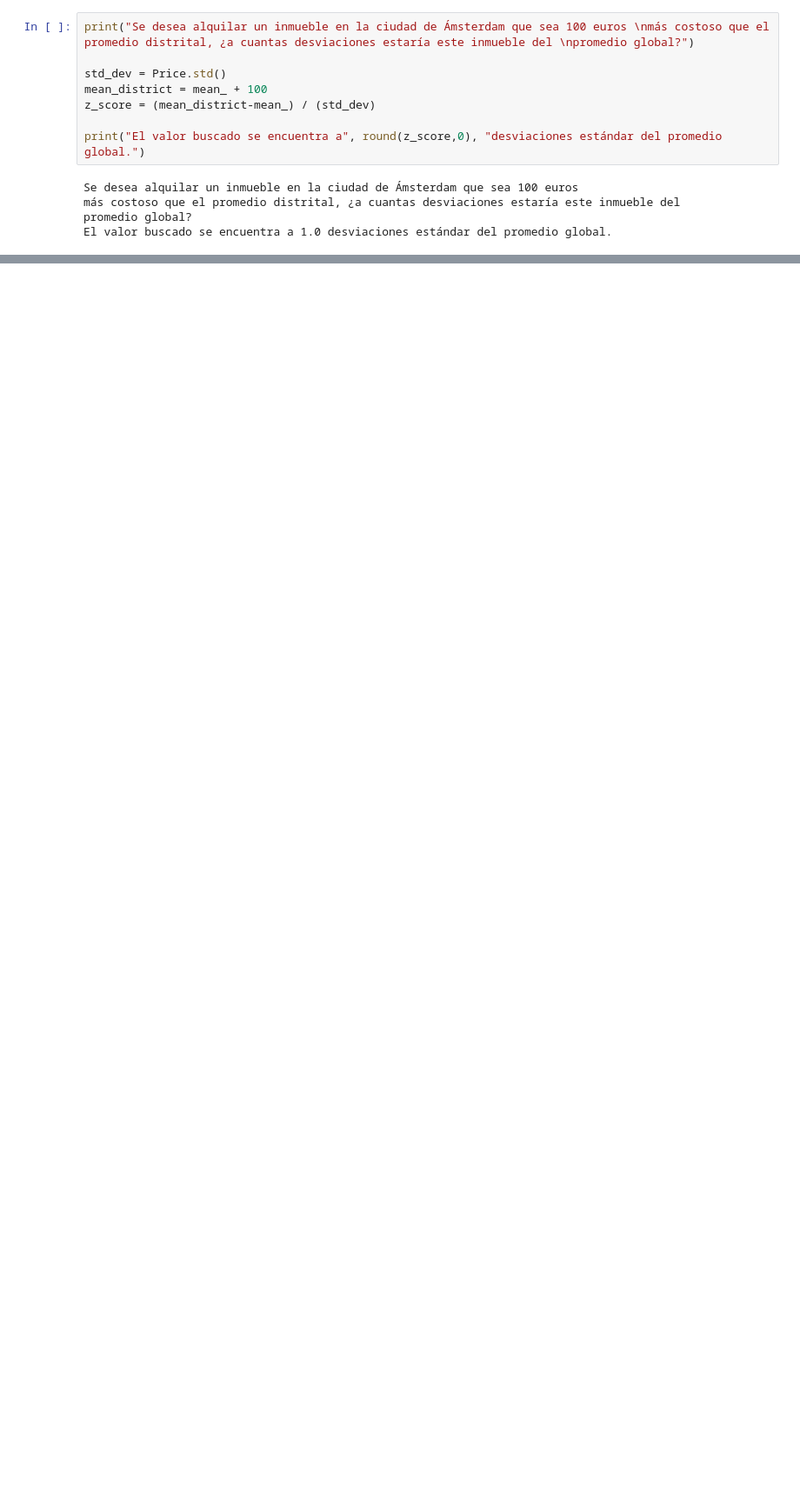
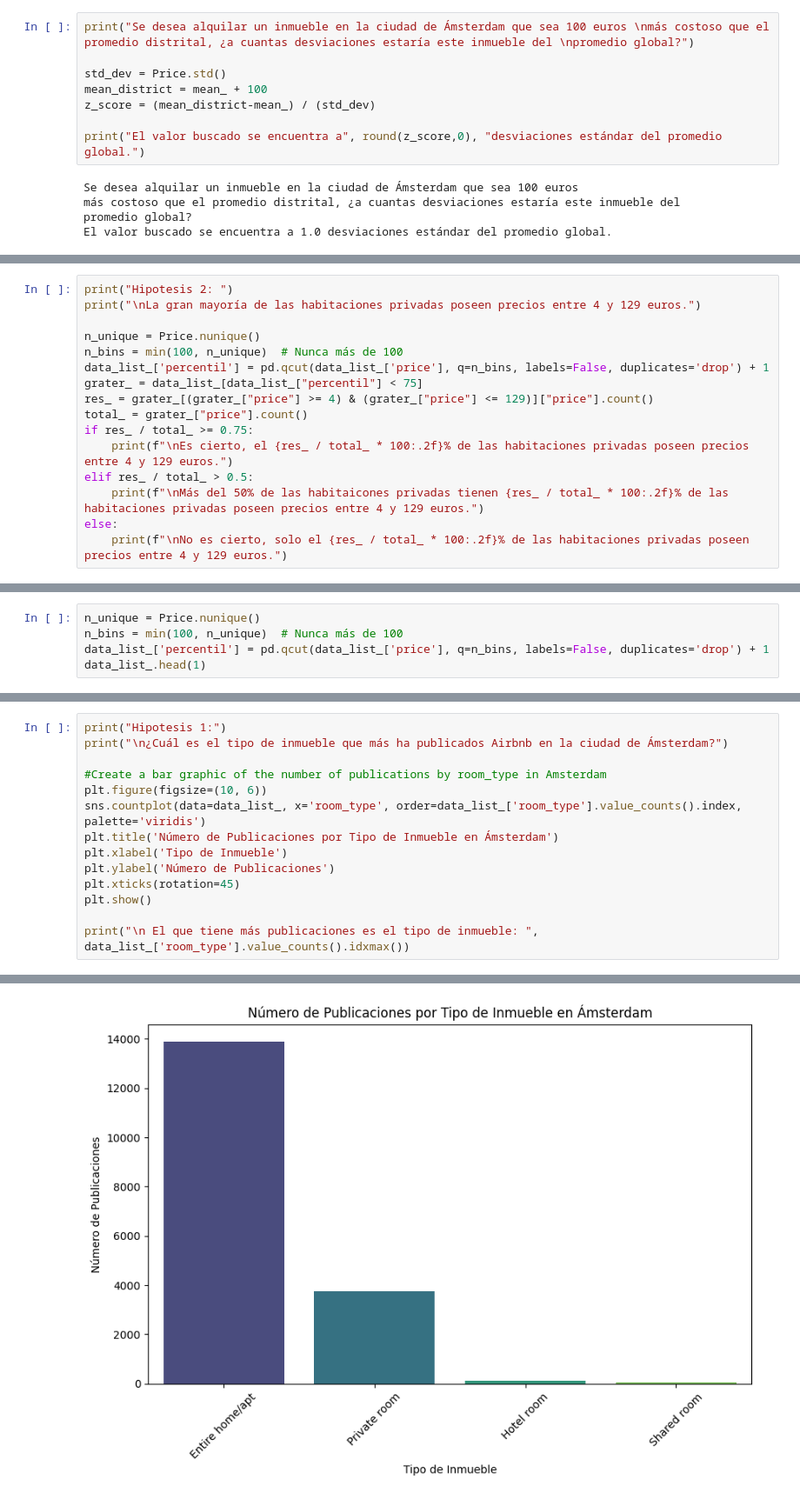
Before and after one commit to Emmaquantum/Data-Science-Proyect-Airbnb, a Jupyter notebook: PrimerReporte.ipynb, the cells around one changed output, grey strips where cells are left out. Shown: that part at 87% size. Cells and saved outputs as stored; diff of their text form; blank space fills up the shorter version.

```diff
--- a/PrimerReporte.ipynb
+++ b/PrimerReporte.ipynb
@@ -213,0 +187,16 @@ El valor buscado se encuentra a 1.0 desviaciones estándar del promedio global.
+# %%
+print("Hipotesis 2: ")
+print("\nLa gran mayoría de las habitaciones privadas poseen precios entre 4 y 129 euros.")
+
+n_unique = Price.nunique()
+n_bins = min(100, n_unique)  # Nunca más de 100
+data_list_['percentil'] = pd.qcut(data_list_['price'], q=n_bins, labels=False, duplicates='drop') + 1
+grater_ = data_list_[data_list_["percentil"] < 75]
+res_ = grater_[(grater_["price"] >= 4) & (grater_["price"] <= 129)]["price"].count()
+total_ = grater_["price"].count()
+if res_ / total_ >= 0.75:
+    print(f"\nEs cierto, el {res_ / total_ * 100:.2f}% de las habitaciones privadas poseen precios entre 4 y 129 euros.")
+elif res_ / total_ > 0.5:
+    print(f"\nMás del 50% de las habitaicones privadas tienen {res_ / total_ * 100:.2f}% de las habitaciones privadas poseen precios entre 4 y 129 euros.")
+else:
+    print(f"\nNo es cierto, solo el {res_ / total_ * 100:.2f}% de las habitaciones privadas poseen precios entre 4 y 129 euros.")
@@ -213,0 +272,5 @@ El valor buscado se encuentra a 1.0 desviaciones estándar del promedio global.
+# %%
+n_unique = Price.nunique()
+n_bins = min(100, n_unique)  # Nunca más de 100
+data_list_['percentil'] = pd.qcut(data_list_['price'], q=n_bins, labels=False, duplicates='drop') + 1
+data_list_.head(1)
@@ -213,0 +283,15 @@ El valor buscado se encuentra a 1.0 desviaciones estándar del promedio global.
+# %%
+print("Hipotesis 1:")
+print("\n¿Cuál es el tipo de inmueble que más ha publicados Airbnb en la ciudad de Ámsterdam?")
+
+#Create a bar graphic of the number of publications by room_type in Amsterdam
+plt.figure(figsize=(10, 6))
+sns.countplot(data=data_list_, x='room_type', order=data_list_['room_type'].value_counts().index, palette='viridis')
+plt.title('Número de Publicaciones por Tipo de Inmueble en Ámsterdam')
+plt.xlabel('Tipo de Inmueble')
+plt.ylabel('Número de Publicaciones')
+plt.xticks(rotation=45)
+plt.show()
+
+print("\n El que tiene más publicaciones es el tipo de inmueble: ", data_list_['room_type'].value_counts().idxmax())
+# %% [output]
@@ -213,0 +304 @@ El valor buscado se encuentra a 1.0 desviaciones estándar del promedio global.
+[figure, added]
```
Also changed, not shown: parts of 18 cells of this notebook.
